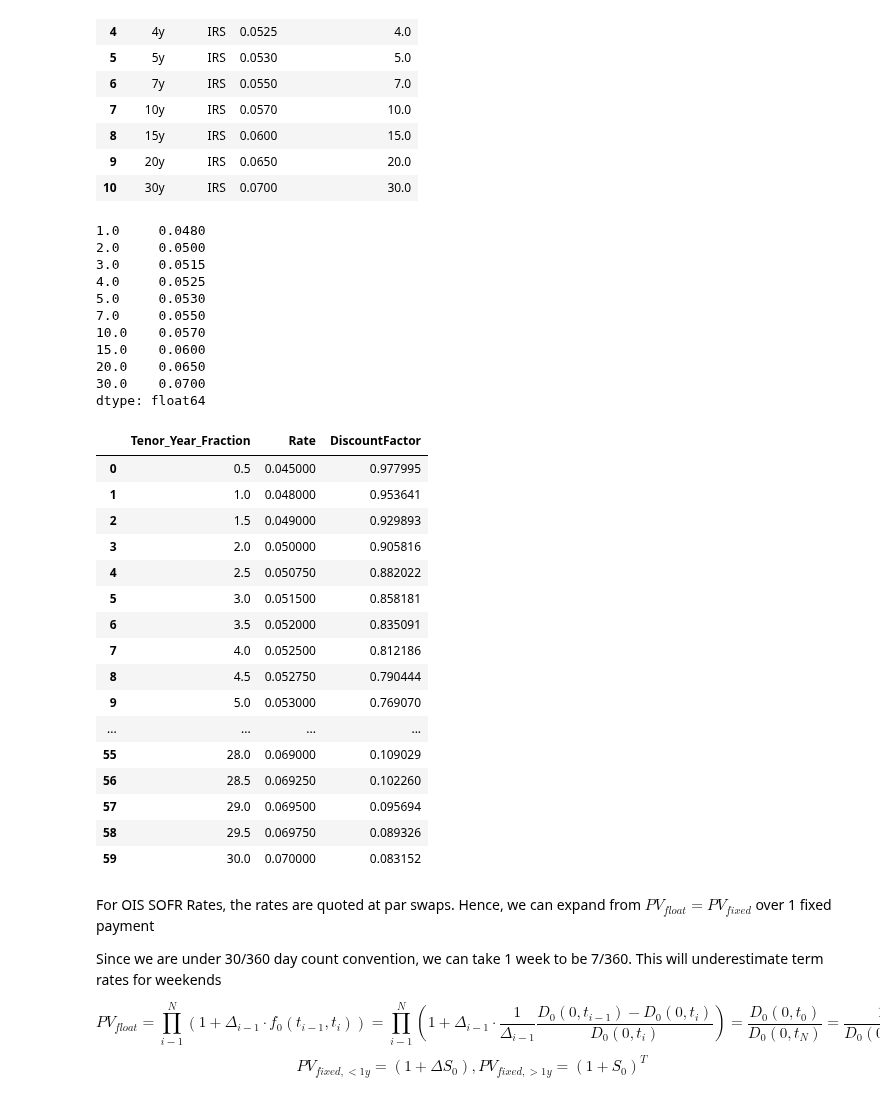
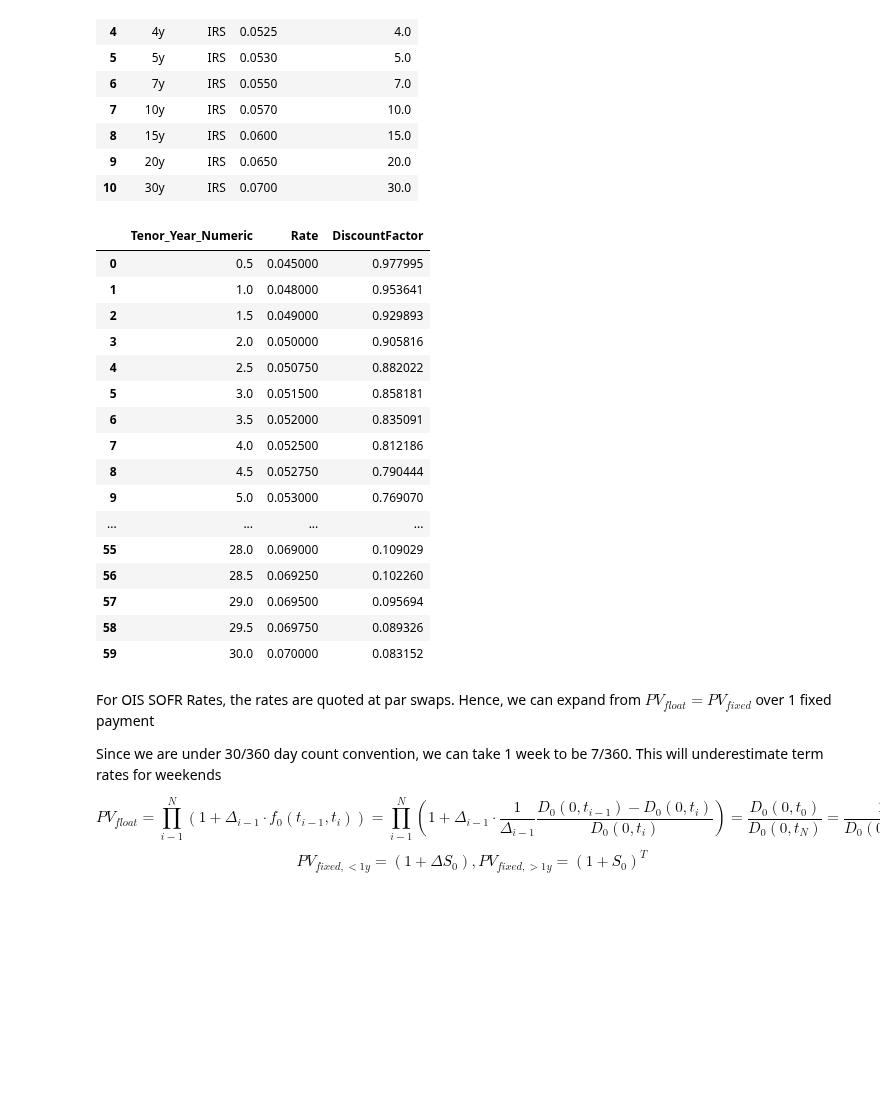
Before and after one commit to Gregtwl/QF605_Assignment, a Jupyter notebook: Answer_Deck.ipynb, the cells around one changed output. Drawn from its saved outputs; the diff is of its cells as text; code cells hidden in the pictures; blank space fills up the shorter version.

```diff
--- a/Answer_Deck.ipynb
+++ b/Answer_Deck.ipynb
@@ -296,25 +300,15 @@ def calculate_libor_discount_factors(
         dfs[i] = (1 - r * frequency * dfs[:i].sum()) / (1 + r * frequency)
 
     return pd.DataFrame({
-        'Tenor_Year_Fraction' : full_tenors,
+        'Tenor_Year_Numeric' : full_tenors,
         'Rate'                : full_rates,
         'DiscountFactor'      : dfs,
     })
 # %%
-calculate_libor_discount_factors(df_LIBOR['Tenor_Year_Fraction'], df_LIBOR['Rate'], 0.5)
+libor_discount_factors = calculate_libor_discount_factors(df_LIBOR['Tenor_Year_Fraction'], df_LIBOR['Rate'], 0.5)
+libor_discount_factors
 # %% [output]
-1.0     0.0480
-2.0     0.0500
-3.0     0.0515
-4.0     0.0525
-5.0     0.0530
-7.0     0.0550
-10.0    0.0570
-15.0    0.0600
-20.0    0.0650
-30.0    0.0700
-dtype: float64
-|  | Tenor_Year_Fraction | Rate | DiscountFactor |
+|  | Tenor_Year_Numeric | Rate | DiscountFactor |
 | 0 | 0.5 | 0.045000 | 0.977995 |
 | 1 | 1.0 | 0.048000 | 0.953641 |
 | 2 | 1.5 | 0.049000 | 0.929893 |
```
Also changed, not shown: parts of 19 cells of this notebook.
